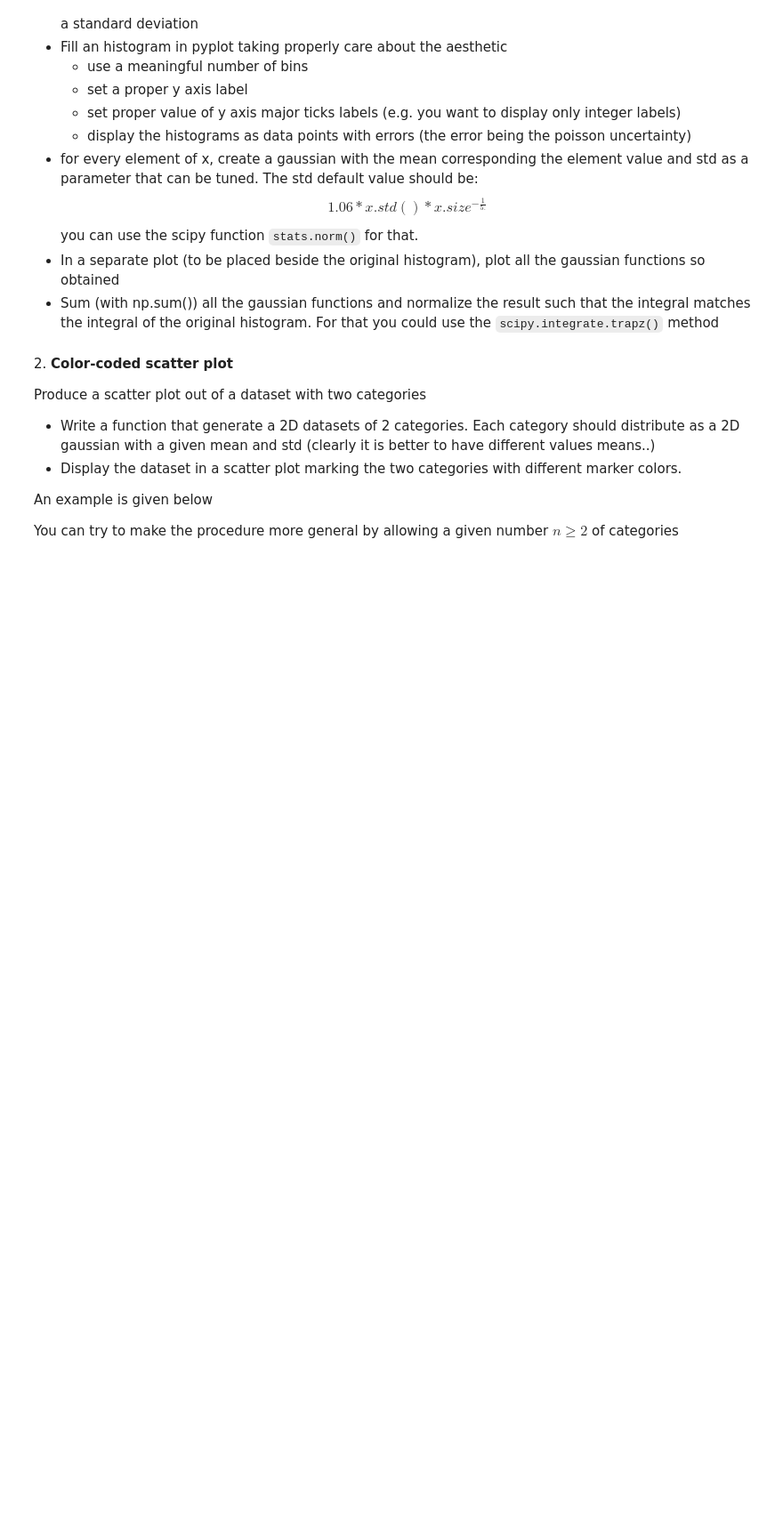
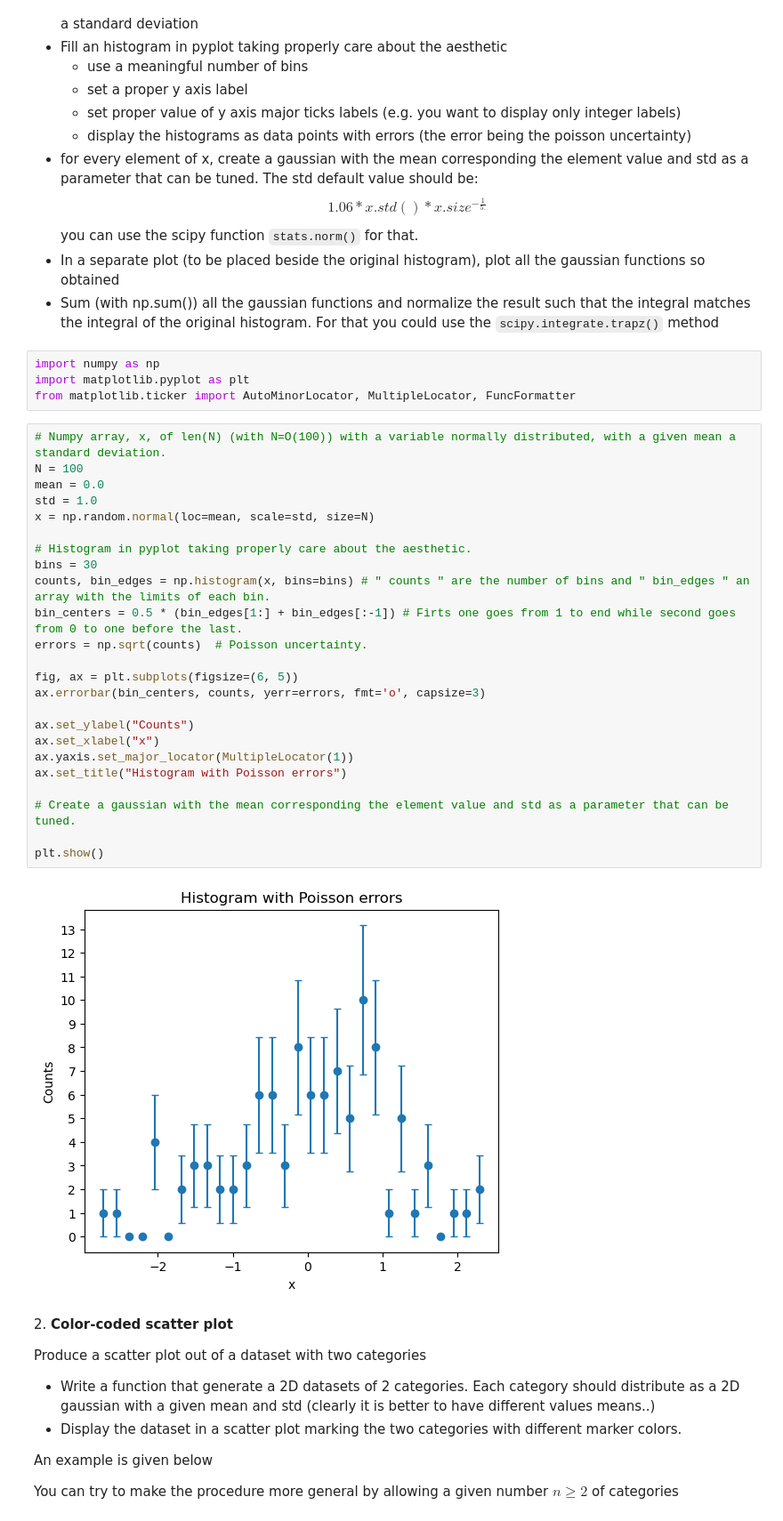
Before and after one commit to adrianorellanamontes/LaboratoryOfComputationalPhysics_Y8, a Jupyter notebook: 07ex_Visualization.ipynb, the cells around one changed output. Shown at 89% size. Saved outputs shown, nothing was run; the diff lists cells and outputs as text; blank space fills up the shorter version.

```diff
--- a/07ex_Visualization.ipynb
+++ b/07ex_Visualization.ipynb
@@ -14,6 +14,36 @@ $$ 1.06 * x.std() * x.size ^{-\frac{1}{5.}} $$
 you can use the scipy function `stats.norm()` for that.
 * In a separate plot (to be placed beside the original histogram), plot all the gaussian functions so obtained
 * Sum (with np.sum()) all the gaussian functions and normalize the result such that the integral matches the integral of the original histogram. For that you could use the `scipy.integrate.trapz()` method
+# %%
+import numpy as np
+import matplotlib.pyplot as plt
+from matplotlib.ticker import AutoMinorLocator, MultipleLocator, FuncFormatter
+# %%
+# Numpy array, x, of len(N) (with N=O(100)) with a variable normally distributed, with a given mean a standard deviation.
+N = 100
+mean = 0.0
+std = 1.0
+x = np.random.normal(loc=mean, scale=std, size=N)
+
+# Histogram in pyplot taking properly care about the aesthetic.
+bins = 30
+counts, bin_edges = np.histogram(x, bins=bins) # " counts " are the number of bins and " bin_edges " an array with the limits of each bin.
+bin_centers = 0.5 * (bin_edges[1:] + bin_edges[:-1]) # Firts one goes from 1 to end while second goes from 0 to one before the last.
+errors = np.sqrt(counts)  # Poisson uncertainty.
+
+fig, ax = plt.subplots(figsize=(6, 5))
+ax.errorbar(bin_centers, counts, yerr=errors, fmt='o', capsize=3)
+
+ax.set_ylabel("Counts")
+ax.set_xlabel("x")
+ax.yaxis.set_major_locator(MultipleLocator(1))
+ax.set_title("Histogram with Poisson errors")
+
+# Create a gaussian with the mean corresponding the element value and std as a parameter that can be tuned.
+
+plt.show()
+# %% [output]
+[figure, added]
 # %% [markdown]
 2\. **Color-coded scatter plot**
 
```
Also changed, not shown: 3 other files.
